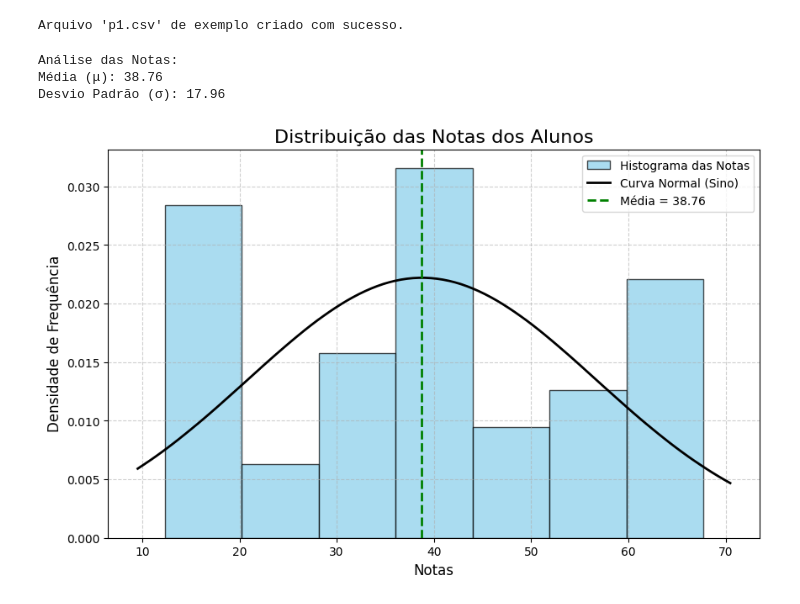
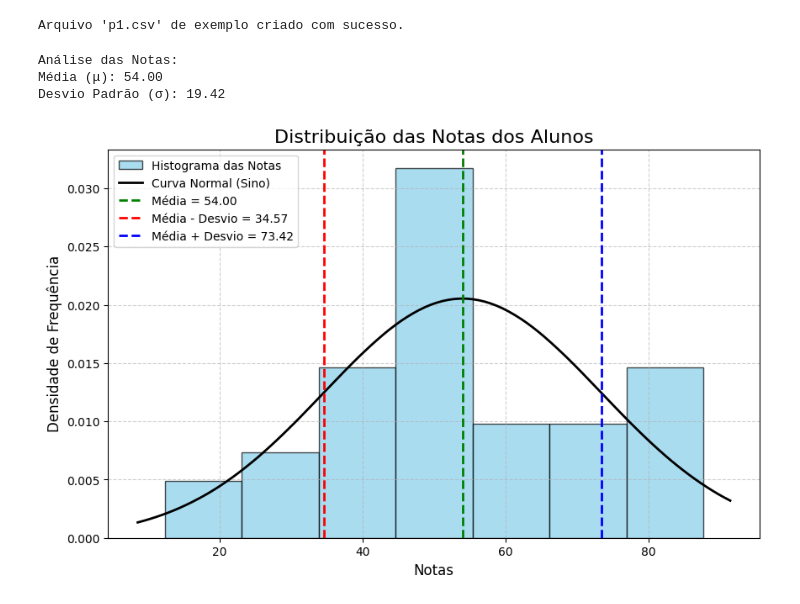
Before and after one commit to igupires/python-famipe, a Jupyter notebook: listas/notas/nota.ipynb, the cells around one changed output. Cells and saved outputs as stored; diff of their text form; code cells hidden in the pictures.

```diff
--- a/listas/notas/nota.ipynb
+++ b/listas/notas/nota.ipynb
@@ -10,0 +122,36 @@ import csv
+# %%
+from pathlib import Path
+
+# adjust filename if needed
+csv_path = Path("l1.csv")
+if not csv_path.exists():
+    raise FileNotFoundError(f"CSV not found: {csv_path}. Update `csv_path` to the correct file.")
+
+# read CSV (keep as strings) — use ';' separator
+listas = pd.read_csv(csv_path, sep=';', dtype=str, encoding='utf-8', low_memory=False)
+
+# detect columns (tolerant to small name variations)
+code_col = next((c for c in listas.columns if re.search(r'Código', c, re.I) and re.search(r'matrícula', c, re.I)), None)
+lista_col = next((c for c in listas.columns if re.search(r'Lista', c, re.I)), None)
+if code_col is None or lista_col is None:
+    raise KeyError(f"Couldn't detect required columns. Available: {listas.columns.tolist()}")
+
+# normalize matrícula: remove the '1-1381-' prefix if present and trim
+listas['matricula'] = listas[code_col].astype(str).str.strip().str.replace('1-1381-', '', regex=False).str.strip()
+
+# extract numeric value from "Lista 01" into new column L1
+listas['L1'] = pd.to_numeric(
+    listas[lista_col].astype(str).str.replace(',', '.').str.extract(r'([0-9]+(?:\.[0-9]+)?)')[0],
+    errors='coerce'
+)
+
+# merge with pdf_df on 'matricula' (keeps all pdf_df rows)
+merged_df = pdf_df.merge(listas[['matricula', 'L1']], on='matricula', how='left')
+
+# ensure L1 is numeric and replace missing values with 0.0
+merged_df['L1'] = pd.to_numeric(merged_df.get('L1'), errors='coerce').fillna(0.0)
+
+merged_df['A1'] = merged_df['P1'] + merged_df['L1']
+
+# show result
+display(merged_df)
@@ -74,7 +192,7 @@ try:
 
     # Extrai a coluna de notas para uma variável.
     # IMPORTANTE: Mude 'Nota' se o nome da sua coluna for diferente.
-    notas = df['Nota']
+    notas = df['A1']
 
     # --- Passo 3: Calcular a Média e o Desvio Padrão ---
     media = notas.mean()
@@ -107,33 +225,35 @@ try:
     ax.plot(x, p, 'k', linewidth=2, label='Curva Normal (Sino)')
 
     # --- Passo 5: Customizar e Exibir o Gráfico ---
 
     # Adiciona uma linha vertical para marcar a média
     ax.axvline(media, color='green', linestyle='dashed', linewidth=2, label=f'Média = {media:.2f}')
+    ax.axvline(media - desvio_padrao, color='red', linestyle='dashed', linewidth=2, label=f'Média - Desvio = {media - desvio_padrao:.2f}')
+    ax.axvline(media + desvio_padrao, color='blue', linestyle='dashed', linewidth=2, label=f'Média + Desvio = {media + desvio_padrao:.2f}')
 
     # Adiciona títulos e rótulos
     title = "Distribuição das Notas dos Alunos"
     ax.set_title(title, fontsize=16)
     ax.set_xlabel('Notas', fontsize=12)
     ax.set_ylabel('Densidade de Frequência', fontsize=12)
 
     # Adiciona a legenda para identificar os elementos do gráfico
     ax.legend()
 
     # Adiciona um grid para melhor visualização
     plt.grid(True, linestyle='--', alpha=0.6)
 
     # Exibe o gráfico
     plt.show()
 
 except FileNotFoundError:
     print("\nErro: O arquivo 'p1.csv' não foi encontrado.")
     print("Por favor, certifique-se de que o arquivo está na mesma pasta que o script ou forneça o caminho completo.")
 except KeyError:
     print("\nErro: A coluna 'Nota' não foi encontrada no arquivo CSV.")
     print("Por favor, verifique se o nome da coluna no seu arquivo CSV está correto.")
 # %% [output]
 Análise das Notas:
-Média (μ): 38.76
-Desvio Padrão (σ): 17.96
+Média (μ): 54.00
+Desvio Padrão (σ): 19.42
-[figure, old version]
+[figure, new version]
```
Also changed, not shown: parts of 4 cells of this notebook, 1 other file.
